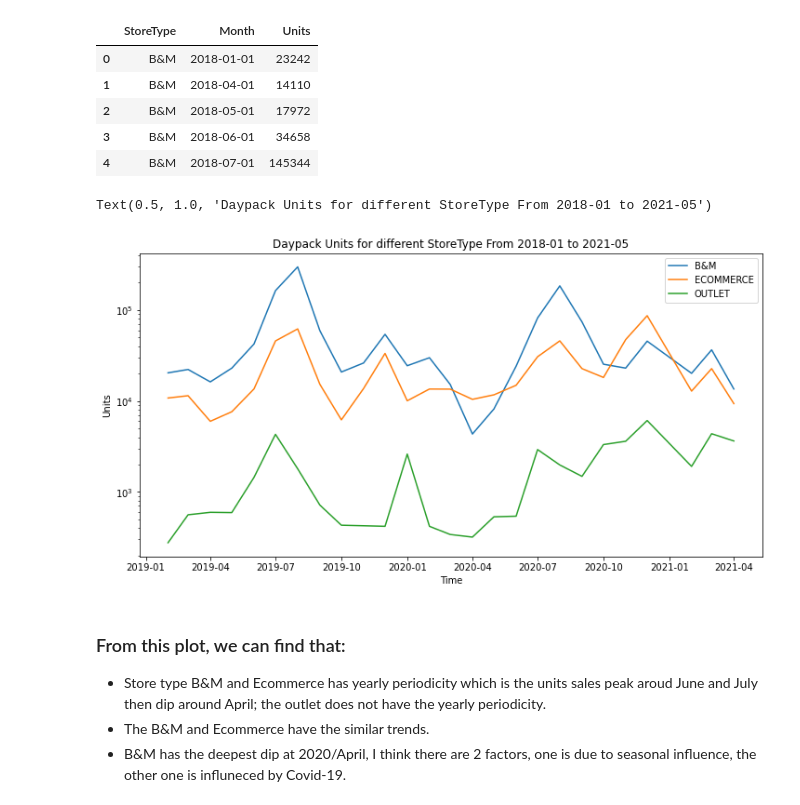
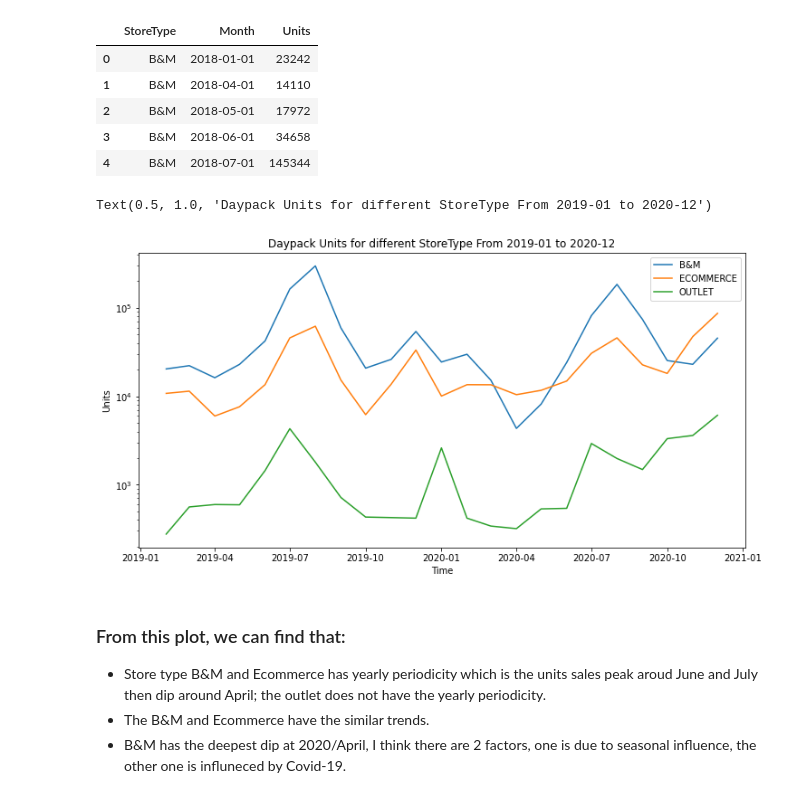
Before and after one commit to lstark85/Project1, a Jupyter notebook: starter_code.ipynb, the cells around one changed output. Drawn from its saved outputs; the diff is of its cells as text; code cells hidden in the pictures.

```diff
--- a/starter_code.ipynb
+++ b/starter_code.ipynb
@@ -57,18 +57,18 @@ df2.head()
 # %%
 df2 = df1.groupby(['StoreType','Month']).agg({'Units':'sum'}).reset_index()
 fig, ax = plt.subplots(1, 1, figsize=(12, 6))
 for storetype in df2['StoreType'].unique().tolist():
     # storetype = 'ECOMMERCE'
-    df3 = df2[(df2['StoreType']==storetype) & (df2['Month']>='2019-02-01')].copy().reset_index()
+    df3 = df2[(df2['StoreType']==storetype) & (df2['Month']>='2019-02-01') & (df2['Month']<'2020-12-31')].copy().reset_index()
     ax.plot(df3['Month'], df3['Units'], label=storetype)
 ax.legend()
 ax.set_yscale('log')
 ax.set_xlabel('Time')
 ax.set_ylabel('Units')
-ax.set_title('Daypack Units for different StoreType From 2018-01 to 2021-05')
+ax.set_title('Daypack Units for different StoreType From 2019-01 to 2020-12')
 # %% [output]
-Text(0.5, 1.0, 'Daypack Units for different StoreType From 2018-01 to 2021-05')
+Text(0.5, 1.0, 'Daypack Units for different StoreType From 2019-01 to 2020-12')
-[figure, old version]
+[figure, new version]
 # %% [markdown]
 ### From this plot, we can find that:
 * Store type B&M and Ecommerce has yearly periodicity which is the units sales peak aroud June and July then dip around April; the outlet does not have the yearly periodicity.
```
